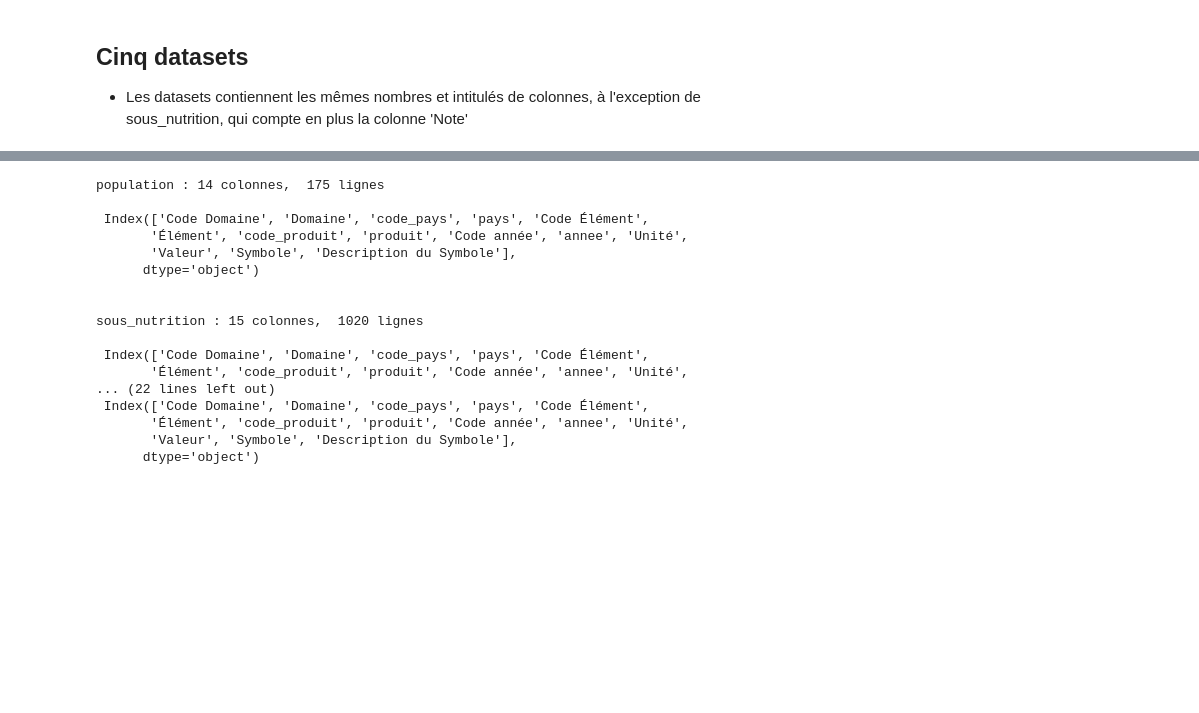
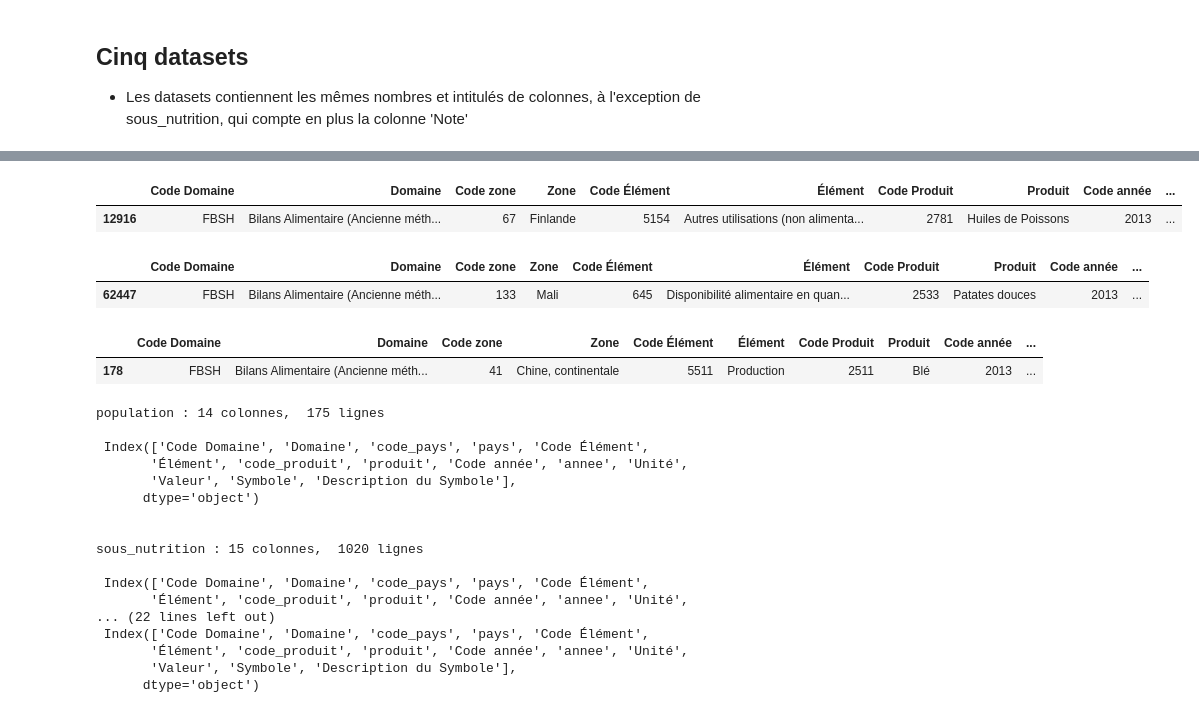
Before and after one commit to gllmfrnr/oc-da, a Jupyter notebook: p3/p3.ipynb, the cells around one changed output, grey strips where cells are left out. Saved outputs shown, nothing was run; the diff lists cells and outputs as text; code cells hidden in the pictures; blank space fills up the shorter version.

```diff
--- a/p3/p3.ipynb
+++ b/p3/p3.ipynb
@@ -122,3 +132,18 @@ def pk(df,col): # Ne pas oublier les guillemets en déclarant le paramètre col
+# %%
+animaux.sample(1)
+# %% [output]
+|  | Code Domaine | Domaine | Code zone | Zone | Code Élément | Élément | Code Produit | Produit | Code année | ... |
+| 12916 | FBSH | Bilans Alimentaire (Ancienne méth... | 67 | Finlande | 5154 | Autres utilisations (non alimenta... | 2781 | Huiles de Poissons | 2013 | ... |
+# %%
+vegetaux.sample(1)
+# %% [output]
+|  | Code Domaine | Domaine | Code zone | Zone | Code Élément | Élément | Code Produit | Produit | Code année | ... |
+| 62447 | FBSH | Bilans Alimentaire (Ancienne méth... | 133 | Mali | 645 | Disponibilité alimentaire en quan... | 2533 | Patates douces | 2013 | ... |
+# %%
+cereales.sample(1)
+# %% [output]
+|  | Code Domaine | Domaine | Code zone | Zone | Code Élément | Élément | Code Produit | Produit | Code année | ... |
+| 178 | FBSH | Bilans Alimentaire (Ancienne méth... | 41 | Chine, continentale | 5511 | Production | 2511 | Blé | 2013 | ... |
 # %%
 # Renommer les différentes colonnes des datasets
 for i in range(0, len(listDf)):
```
Also changed, not shown: parts of 15 cells of this notebook.
